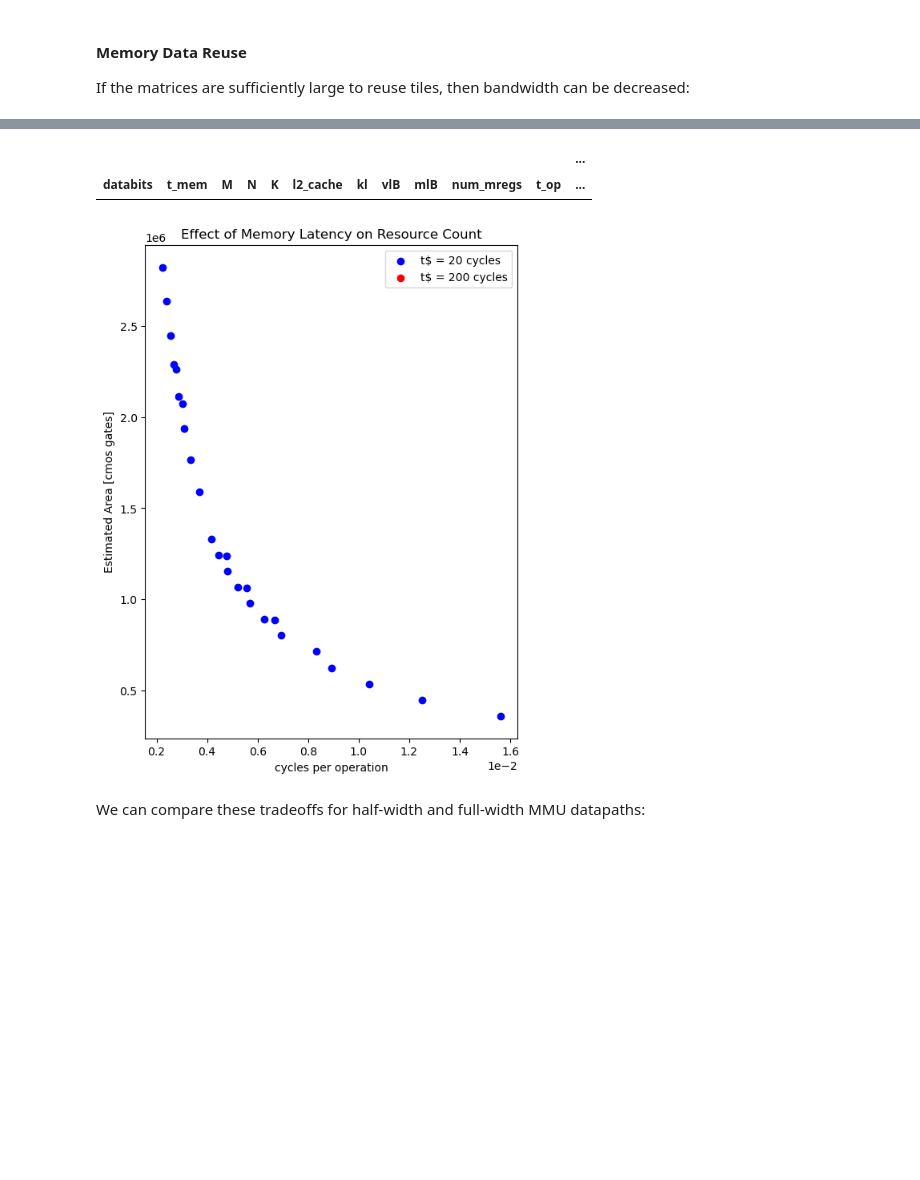
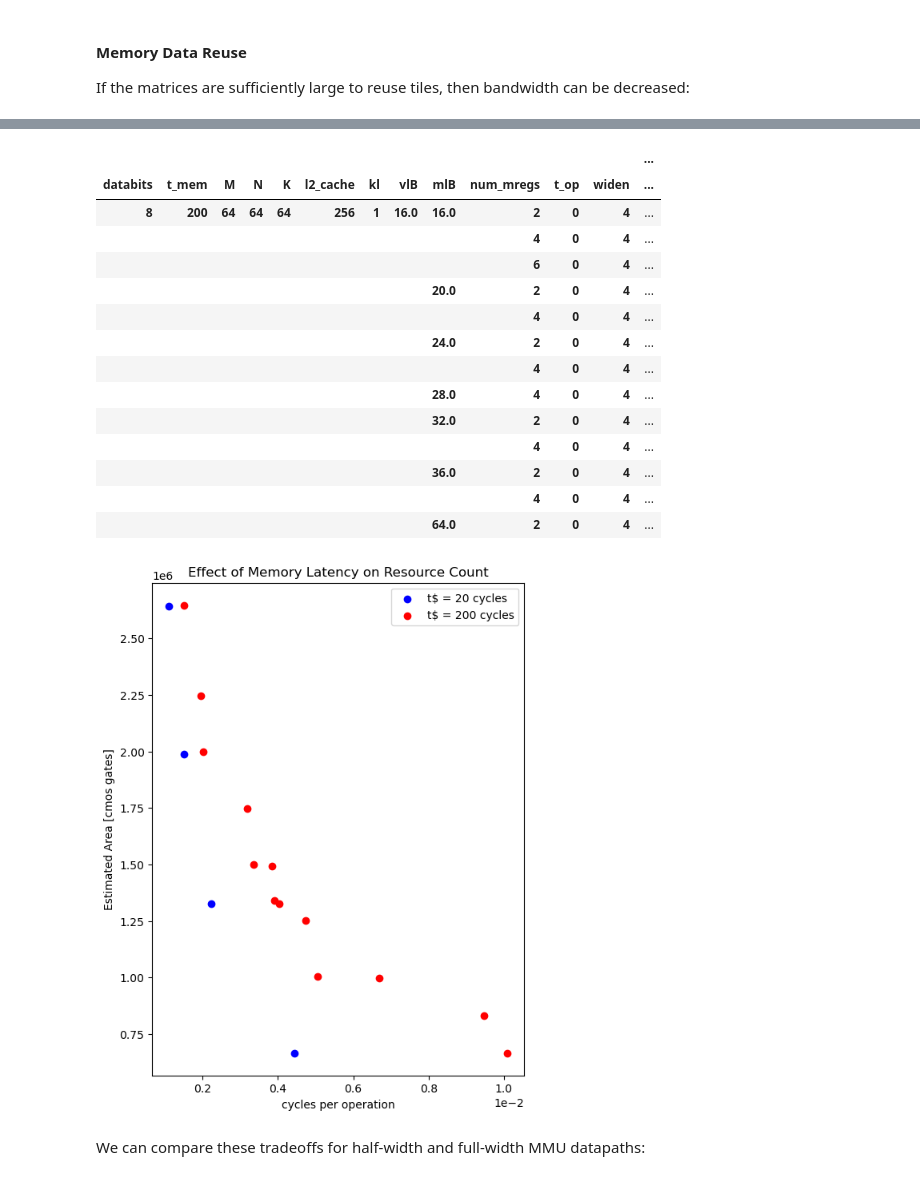
Before and after one commit to miles-rusch-berkeley/opu-model, a Jupyter notebook: example_usage.ipynb, the cells around one changed output, grey strips where cells are left out. Drawn from its saved outputs; the diff is of its cells as text; code cells hidden in the pictures; blank space fills up the shorter version.

```diff
--- a/example_usage.ipynb
+++ b/example_usage.ipynb
@@ -73,7 +73,7 @@ The model can be used to sweep ranges of the input parameters, and the output pe
 With these plots we can visualize the tradeoffs between ngates capacity, memory bandwidth, and performance (operations per cycle).
 # %%
 perf_model = fmodel.init_pm(
-    mlB = np.array(range(128,513, 32))/8,
+    mlB = np.array(range(128,513, 128))/8,
     vlB = np.array([128, 256, 512])/8,
     N = np.array(range(4,64, 8)),
     M = np.array(range(4,64, 8)),
@@ -82,13 +82,13 @@ perf_model = fmodel.init_pm(
     t_op = np.array([0, 1, 2]),
     width_mmu = np.array([0.5, 1])
 )
-perf_model = perf_model[perf_model['max_mem_bw'] <= 64]
+perf_model = perf_model[perf_model['blas_mem_bw'] <= 64]
 perf_model = perf_model[perf_model['ops_cycle'] >= 1/4e-2]
 
-pm_pareto = perf_model[['ops_cycle','opu_gates', 'max_mem_bw']]
+pm_pareto = perf_model[['ops_cycle','opu_gates', 'blas_mem_bw']]
 mask = paretoset(pm_pareto, sense=['max', 'min', 'min'])
 
-bw = perf_model.loc[mask,'max_mem_bw']
+bw = perf_model.loc[mask,'blas_mem_bw']
 ngates = perf_model.loc[mask,'opu_gates']
 opc = perf_model.loc[mask,'ops_cycle']
 
@@ -207,42 +212,55 @@ tm200_perf_model = fmodel.init_pm(
     t_op = np.array([0, 1, 2]),
     width_mmu = np.array([1])
 )
-tm20_perf_model = tm20_perf_model[tm20_perf_model['mem_bw'] <= 64]
+tm20_perf_model = tm20_perf_model[tm20_perf_model['blas_mem_bw'] <= 64]
 tm20_perf_model = tm20_perf_model[tm20_perf_model['opu_gates'] <= 3.2e6]
 tm20_perf_model = tm20_perf_model[tm20_perf_model['ops_cycle'] >= 10]
 
-tm200_perf_model = tm200_perf_model[tm200_perf_model['mem_bw'] <= 64]
+tm200_perf_model = tm200_perf_model[tm200_perf_model['blas_mem_bw'] <= 64]
 tm200_perf_model = tm200_perf_model[tm200_perf_model['opu_gates'] <= 3.2e6]
 tm200_perf_model = tm200_perf_model[tm200_perf_model['ops_cycle'] >= 10]
 
 tm20_pm_pareto = tm20_perf_model[['ops_cycle','opu_gates']]
 tm20_mask = paretoset(tm20_pm_pareto, sense=['max', 'min'])
 
 tm200_pm_pareto = tm200_perf_model[['ops_cycle','opu_gates']]
 tm200_mask = paretoset(tm200_pm_pareto, sense=['max', 'min'])
 
 fig, axs = plt.subplots(1,figsize=(6,8))
 axs.set_title('Effect of Memory Latency on Resource Count')
 axs.set_xlabel('cycles per operation')
 axs.set_ylabel('Estimated Area [cmos gates]')
 
-bw = tm20_perf_model.loc[tm20_mask,'mem_bw']
+bw = tm20_perf_model.loc[tm20_mask,'blas_mem_bw']
 ngates = tm20_perf_model.loc[tm20_mask,'opu_gates']
 opc = tm20_perf_model.loc[tm20_mask,'ops_cycle']
 scatter = axs.scatter(1/opc, ngates, color='b', label='t$ = 20 cycles')
 
-bw = tm200_perf_model.loc[tm200_mask,'mem_bw']
+bw = tm200_perf_model.loc[tm200_mask,'blas_mem_bw']
 ngates = tm200_perf_model.loc[tm200_mask,'opu_gates']
 opc = tm200_perf_model.loc[tm200_mask,'ops_cycle']
 scatter = axs.scatter(1/opc, ngates, color='r', label='t$ = 200 cycles')
 
 axs.ticklabel_format(style='sci', axis='x', scilimits=(0,0))
 axs.legend()
 tm200_perf_model[tm200_mask]
 # %% [output]
-|  |  |  |  |  |  |  |  |  |  |  | ... |
-| databits | t_mem | M | N | K | l2_cache | kl | vlB | mlB | num_mregs | t_op | ... |
+|  |  |  |  |  |  |  |  |  |  |  |  | ... |
+| databits | t_mem | M | N | K | l2_cache | kl | vlB | mlB | num_mregs | t_op | widen | ... |
+| 8 | 200 | 64 | 64 | 64 | 256 | 1 | 16.0 | 16.0 | 2 | 0 | 4 | ... |
+|  |  |  |  |  |  |  |  |  | 4 | 0 | 4 | ... |
+|  |  |  |  |  |  |  |  |  | 6 | 0 | 4 | ... |
+|  |  |  |  |  |  |  |  | 20.0 | 2 | 0 | 4 | ... |
+|  |  |  |  |  |  |  |  |  | 4 | 0 | 4 | ... |
+|  |  |  |  |  |  |  |  | 24.0 | 2 | 0 | 4 | ... |
+|  |  |  |  |  |  |  |  |  | 4 | 0 | 4 | ... |
+|  |  |  |  |  |  |  |  | 28.0 | 4 | 0 | 4 | ... |
+|  |  |  |  |  |  |  |  | 32.0 | 2 | 0 | 4 | ... |
+|  |  |  |  |  |  |  |  |  | 4 | 0 | 4 | ... |
+|  |  |  |  |  |  |  |  | 36.0 | 2 | 0 | 4 | ... |
+|  |  |  |  |  |  |  |  |  | 4 | 0 | 4 | ... |
+|  |  |  |  |  |  |  |  | 64.0 | 2 | 0 | 4 | ... |
-[figure, old version]
+[figure, new version]
 # %% [markdown]
 We can compare these tradeoffs for half-width and full-width MMU datapaths:
 # %%
```
Also changed, not shown: parts of 9 cells of this notebook.
